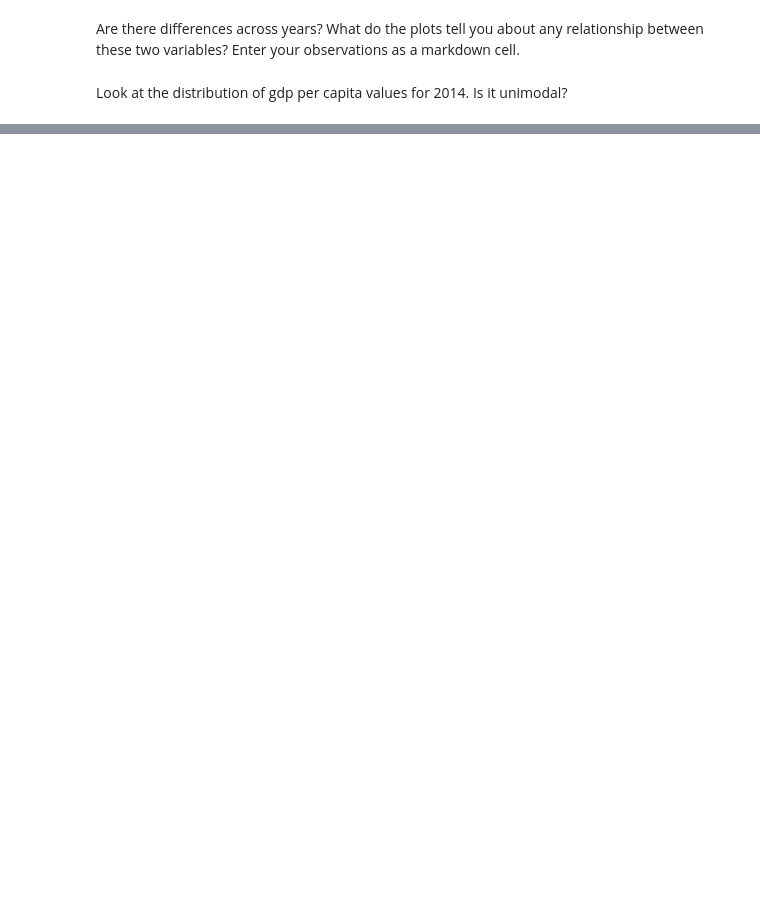
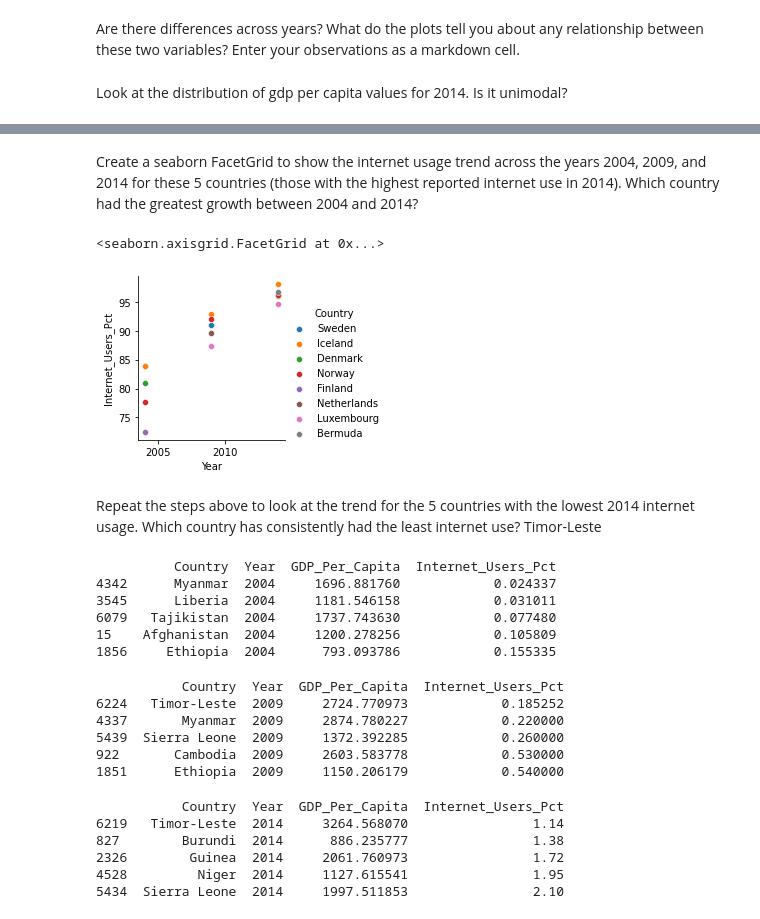
Before and after one commit to Coleman-R/gdp-and-internet-usage-Coleman-R, a Jupyter notebook: notebook/Untitled.ipynb, the cells around one changed output, grey strips where cells are left out. Drawn from its saved outputs; the diff is of its cells as text; code cells hidden in the pictures; blank space fills up the shorter version.

```diff
--- a/notebook/Untitled.ipynb
+++ b/notebook/Untitled.ipynb
@@ -381,0 +448,3 @@ Look at the distribution of gdp per capita values for 2014. Is it unimodal?
+# %%
+top_5_internet = pd.concat([top_5_internet_04,top_5_internet_09,top_5_internet_14])
+print(top_5_internet)
@@ -381,0 +468,41 @@ Look at the distribution of gdp per capita values for 2014. Is it unimodal?
+# %% [markdown]
+Create a seaborn FacetGrid to show the internet usage trend across the years 2004, 2009, and 2014 for these 5 countries (those with the highest reported internet use in 2014). Which country had the greatest growth between 2004 and 2014?
+# %%
+f = sns.FacetGrid(top_5_internet, hue='Country')
+f.map(sns.scatterplot, 'Year', 'Internet_Users_Pct')
+f.add_legend()
+# %% [output]
+<seaborn.axisgrid.FacetGrid at 0x...>
+[figure, added]
+# %% [markdown]
+Repeat the steps above to look at the trend for the 5 countries with the lowest 2014 internet usage. Which country has consistently had the least internet use? Timor-Leste
+# %%
+bottom_5_internet_04 = gdp_internet_04.sort_values(by = 'Internet_Users_Pct', ascending=True)[:5]
+print(bottom_5_internet_04)
+# %% [output]
+          Country  Year  GDP_Per_Capita  Internet_Users_Pct
+4342      Myanmar  2004     1696.881760            0.024337
+3545      Liberia  2004     1181.546158            0.031011
+6079   Tajikistan  2004     1737.743630            0.077480
+15    Afghanistan  2004     1200.278256            0.105809
+1856     Ethiopia  2004      793.093786            0.155335
+# %%
+bottom_5_internet_09 = gdp_internet_09.sort_values(by = 'Internet_Users_Pct', ascending=True)[:5]
+print(bottom_5_internet_09)
+# %% [output]
+           Country  Year  GDP_Per_Capita  Internet_Users_Pct
+6224   Timor-Leste  2009     2724.770973            0.185252
+4337       Myanmar  2009     2874.780227            0.220000
+5439  Sierra Leone  2009     1372.392285            0.260000
+922       Cambodia  2009     2603.583778            0.530000
+1851      Ethiopia  2009     1150.206179            0.540000
+# %%
+bottom_5_internet_14 = gdp_internet_14.sort_values(by = 'Internet_Users_Pct', ascending=True)[:5]
+print(bottom_5_internet_14)
+# %% [output]
+           Country  Year  GDP_Per_Capita  Internet_Users_Pct
+6219   Timor-Leste  2014     3264.568070                1.14
+827        Burundi  2014      886.235777                1.38
+2326        Guinea  2014     2061.760973                1.72
+4528         Niger  2014     1127.615541                1.95
+5434  Sierra Leone  2014     1997.511853                2.10
```
Also changed, not shown: parts of 18 cells of this notebook.
